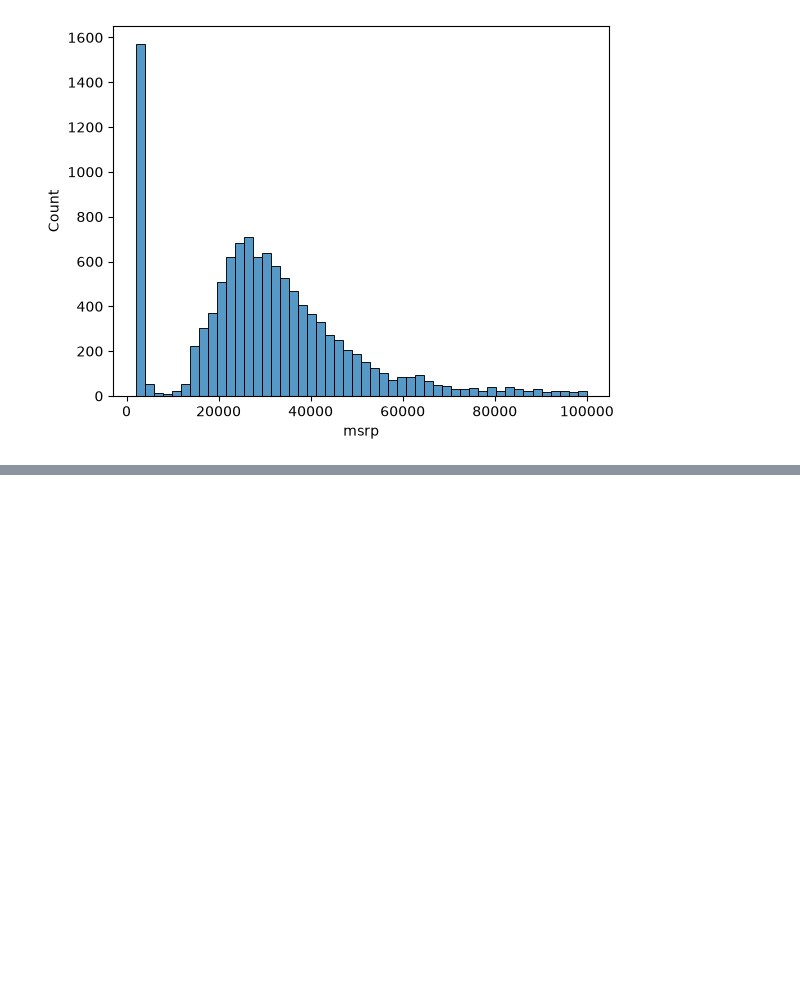
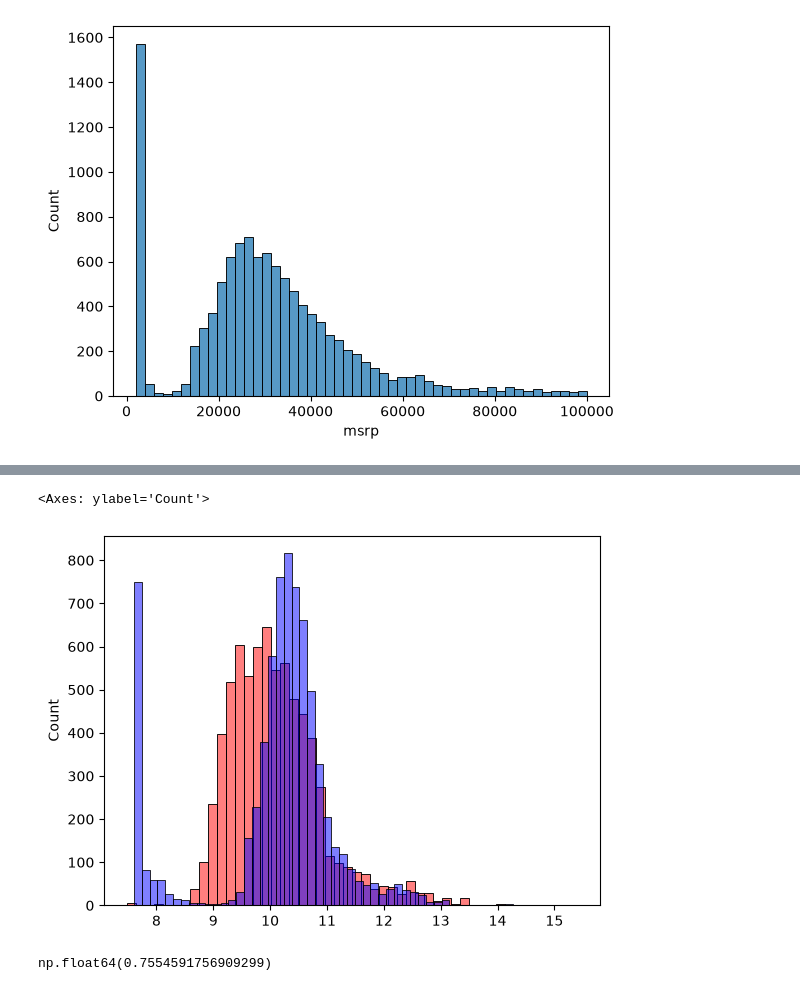
Before and after one commit to MohammadAl-Najjar/Machine-Learning-ZoomCamp, a Jupyter notebook: 02-regression/car_prediction.ipynb, the cells around one changed output, grey strips where cells are left out. Drawn from its saved outputs; the diff is of its cells as text; code cells hidden in the pictures; blank space fills up the shorter version.

```diff
--- a/02-regression/car_prediction.ipynb
+++ b/02-regression/car_prediction.ipynb
@@ -47,0 +81,41 @@ sns.histplot(df.msrp[df.msrp < 100000], bins=50)
+# %%
+def train_linear_regression(X, Y):
+    ones = np.ones(X.shape[0])
+    X = np.column_stack([ones, X])
+
+    XTX = X.T.dot(X)
+    XTX_inv = np.linalg.inv(XTX)
+    w = XTX_inv.dot(X.T).dot(Y)
+
+    return w[0], w[1:]
+
+def predict(X, w):
+    return X.dot(w)
+
+def RMSE(pred, tar):
+    sum = 0
+    for i in range(len(pred)):
+        sum += (pred[i]-tar[i])**2
+
+    sum /= len(pred)
+
+    return np.sqrt(sum)
+# %%
+cols = base = ['engine_hp', 'engine_cylinders', 'highway_mpg',
+        'city_mpg', 'popularity']
+# %%
+X_train = train_df[cols]
+X_train = X_train.fillna(0).values
+w0, ws = train_linear_regression(X_train, target_train)
+# %%
+predictions = w0 + predict(X_train, ws)
+# %%
+sns.histplot(predictions, color='red', alpha=0.5, bins=50)
+sns.histplot(target_train, color='blue', alpha=0.5, bins=50)
+# %% [output]
+<Axes: ylabel='Count'>
+[figure, added]
+# %%
+RMSE(predictions, target_train)
+# %% [output]
+np.float64(0.7554591756909299)
```
Also changed, not shown: parts of 8 cells of this notebook.
